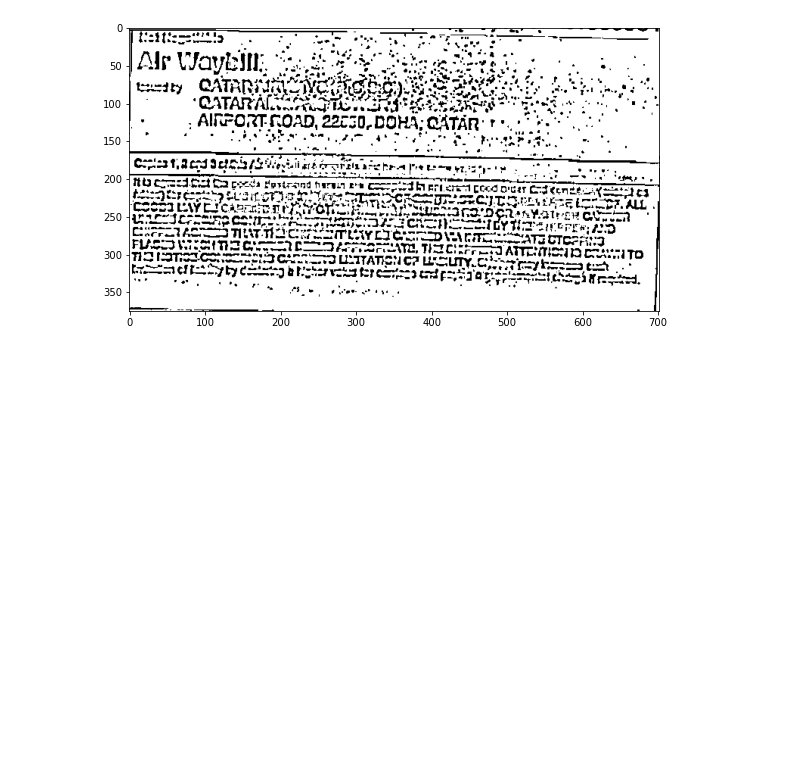
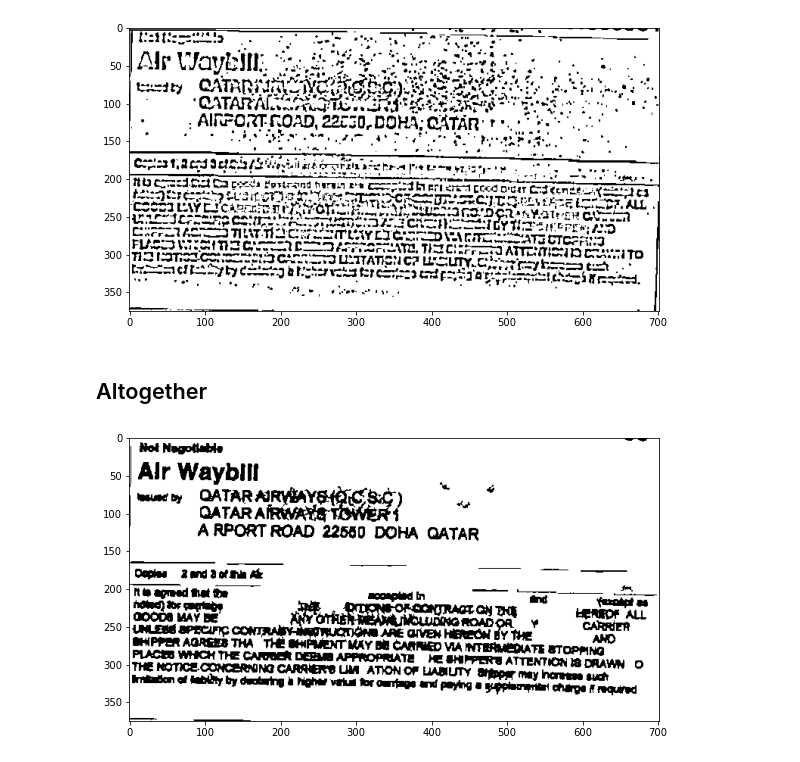
Before and after one commit to saitej123/OpenCV_Application, a Jupyter notebook: Test_in_1.ipynb, the cells around one changed output. Cells and saved outputs as stored; diff of their text form; code cells hidden in the pictures; blank space fills up the shorter version.

```diff
--- a/Test_in_1.ipynb
+++ b/Test_in_1.ipynb
@@ -81,3 +81,22 @@ def remove_noise_and_smooth(file_name):
 plotting(remove_noise_and_smooth('t2.png'))
 # %% [output]
 [figure]
+# %% [markdown]
+## Altogether
+# %%
+threshold_min=100
+threshold_max=255
+threshold_kernal=50
+opencv_image_gray = cv2.cvtColor(img, cv2.COLOR_BGR2GRAY)
+_, thrsh_img = cv2.threshold(opencv_image_gray, threshold_min, threshold_max, cv2.THRESH_BINARY_INV)
+nlabels, labels, stats, centroids = cv2.connectedComponentsWithStats(thrsh_img, None, None, None, 8, cv2.CV_32S)
+sizes = stats[1:, -1] # get cc_stat_Area component
+noise_dt = np.zeros((labels.shape), np.uint8)
+for i in range(0, nlabels-1):
+    # Filter smaller dots
+    if sizes[i] >= threshold_kernal:
+        noise_dt[labels == i + 1] = threshold_max
+clean_image = cv2.bitwise_not(noise_dt)
+plotting(clean_image)
+# %% [output]
+[figure, added]
```
Also changed, not shown: 2 other files.
